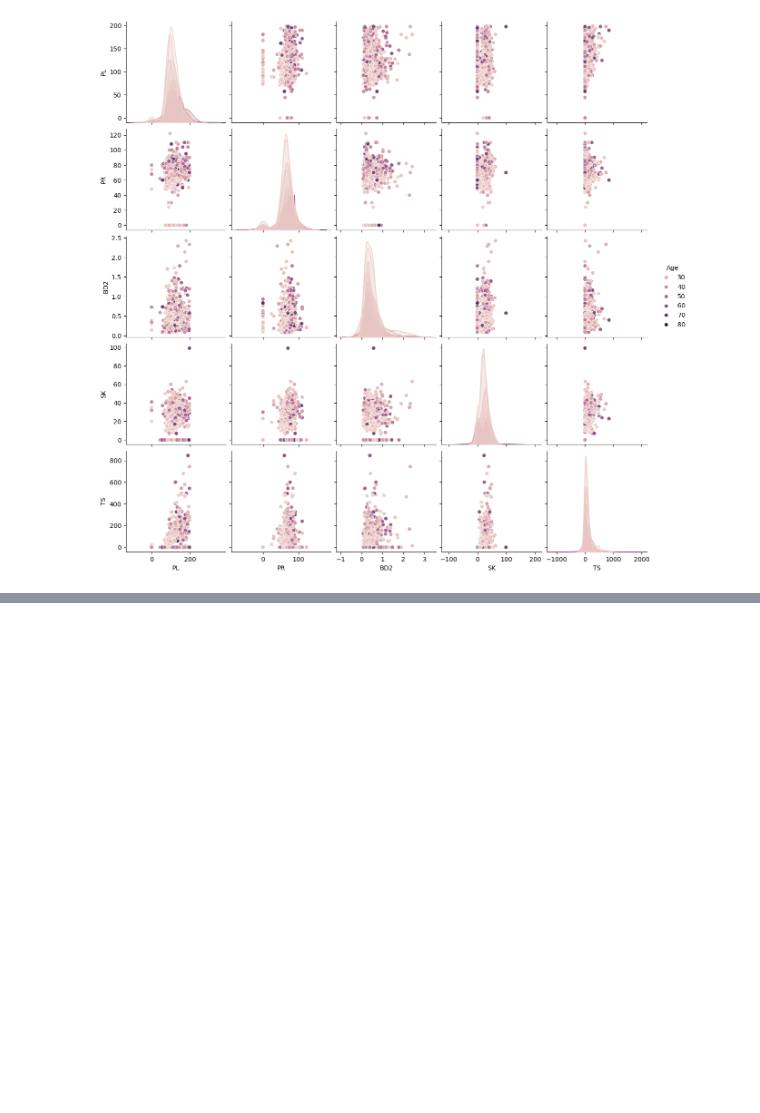
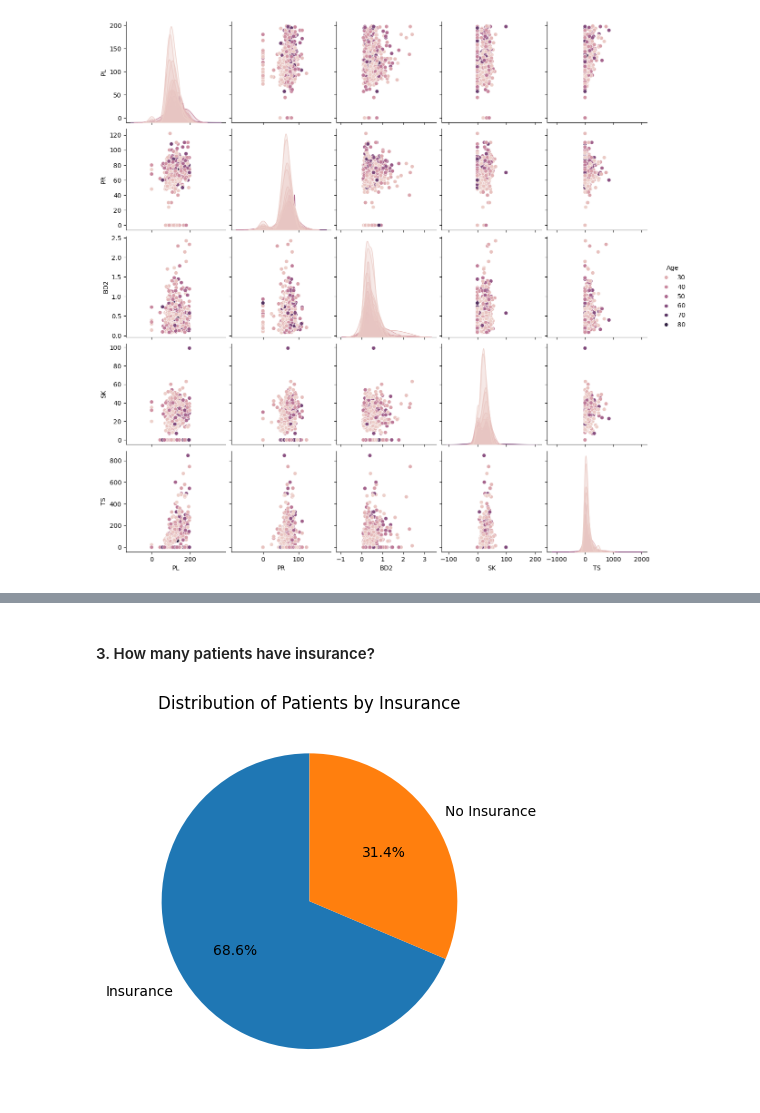
Before and after one commit to CodeGraceWanjiku/Sepsis_Prediction_API, a Jupyter notebook: notebook.ipynb, the cells around one changed output, grey strips where cells are left out. Saved outputs shown, nothing was run; the diff lists cells and outputs as text; code cells hidden in the pictures; blank space fills up the shorter version.

```diff
--- a/notebook.ipynb
+++ b/notebook.ipynb
@@ -247,0 +323,12 @@ sns.pairplot(data=blood_features,hue='Age')
+# %% [markdown]
+#### 3. How many patients have insurance?
+# %%
+#count the number of patients with insurance
+insurance_count = train_data['Insurance'].value_counts()
+labels = ['Insurance','No Insurance']
+plt.title('Distribution of Patients by Insurance')
+# We plot the pie chart
+plt.pie(insurance_count,labels=labels,autopct='%1.1f%%', startangle=90)
+plt.show()
+# %% [output]
+[figure, added]
```
Also changed, not shown: parts of 49 cells of this notebook, 7 other files.
